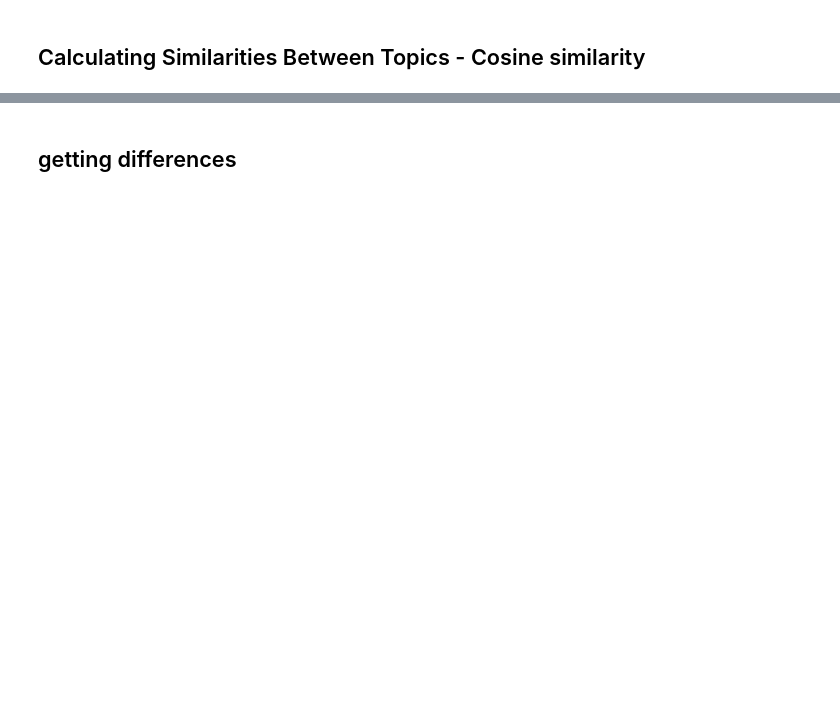
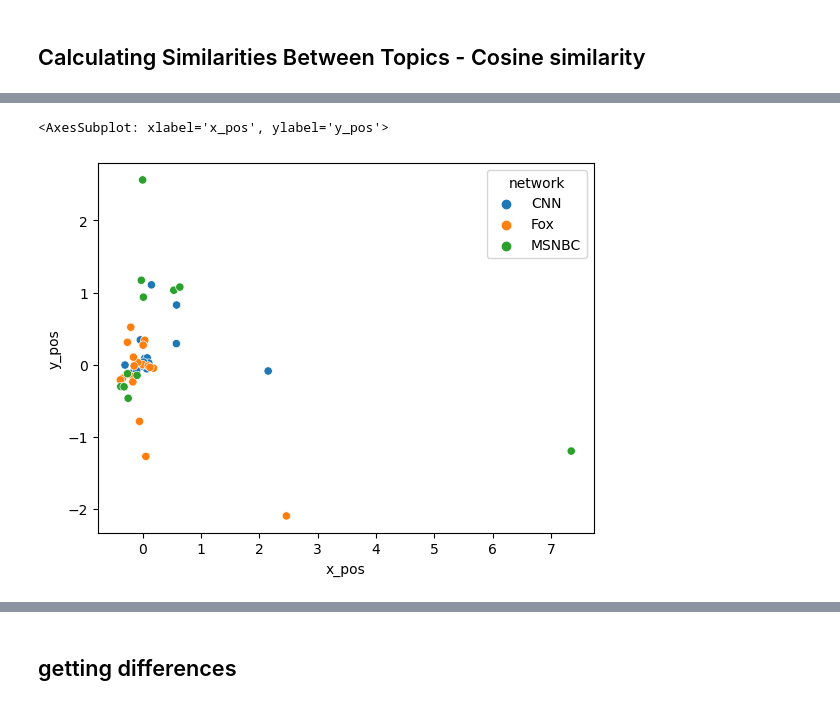
Before and after one commit to thesethb/Benson_Math_Capstone, a Jupyter notebook: Jan2020_analysisv3.ipynb, the cells around one changed output, grey strips where cells are left out. Drawn from its saved outputs; the diff is of its cells as text; code cells hidden in the pictures; blank space fills up the shorter version.

```diff
--- a/Jan2020_analysisv3.ipynb
+++ b/Jan2020_analysisv3.ipynb
@@ -718,0 +805,17 @@ print(d)
+# %%
+network_embedding = SpectralEmbedding(affinity='precomputed')
+pos_program_embeddings = network_embedding.fit_transform(pos_program_sim_network/pos_program_sim_network.max())
+neg_program_embeddings = network_embedding.fit_transform(neg_program_sim_network/neg_program_sim_network.min())
+# %%
+program_df = pd.DataFrame()
+program_df['program'] = P_network['names_row']
+program_df['network'] = program_df['program'].apply(lambda x: x.split()[0])
+program_df['x_pos'] = pos_program_embeddings[:,0]
+program_df['y_pos'] = pos_program_embeddings[:,1]
+program_df['x_neg'] = neg_program_embeddings[:,0]
+program_df['y_neg'] = neg_program_embeddings[:,1]
+# %%
+sns.scatterplot(data=program_df, x='x_pos', y='y_pos', hue='network')
+# %% [output]
+<AxesSubplot: xlabel='x_pos', ylabel='y_pos'>
+[figure, added]
```
Also changed, not shown: parts of 30 cells of this notebook.
